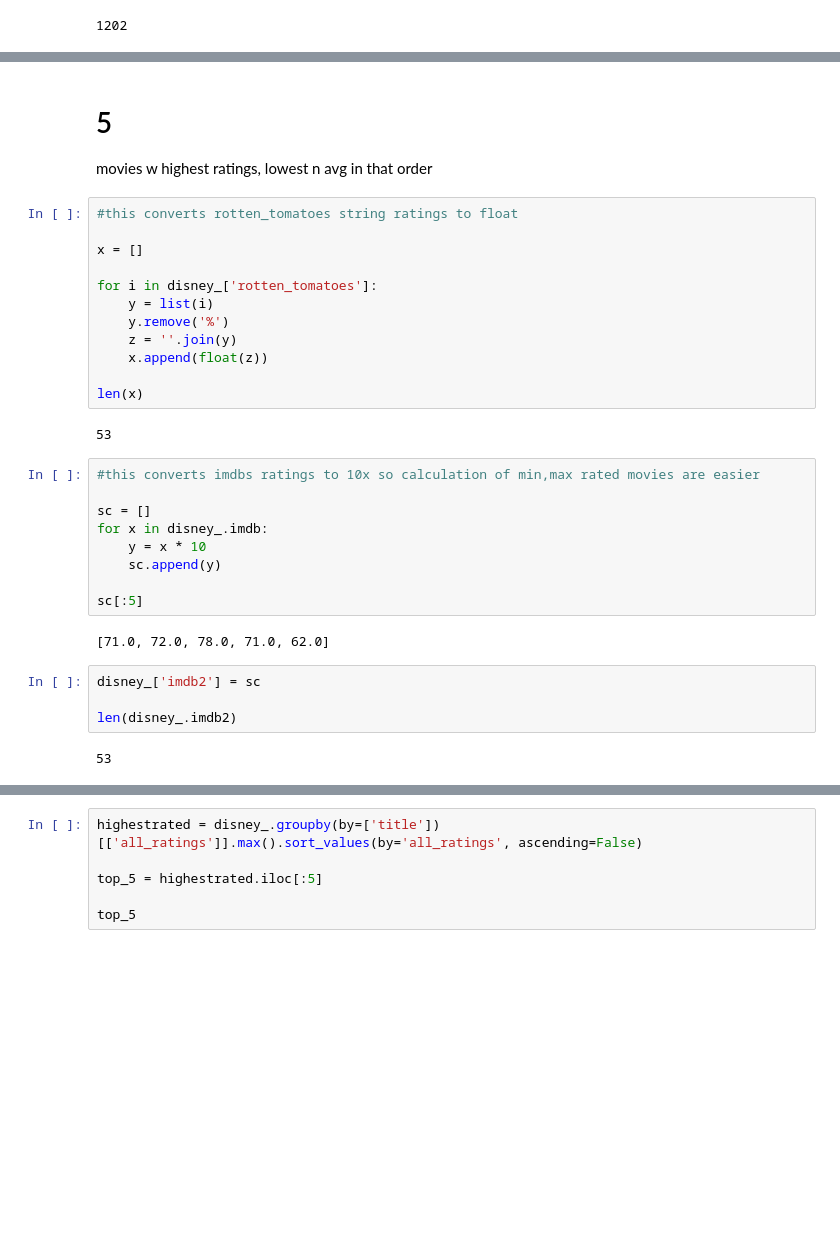
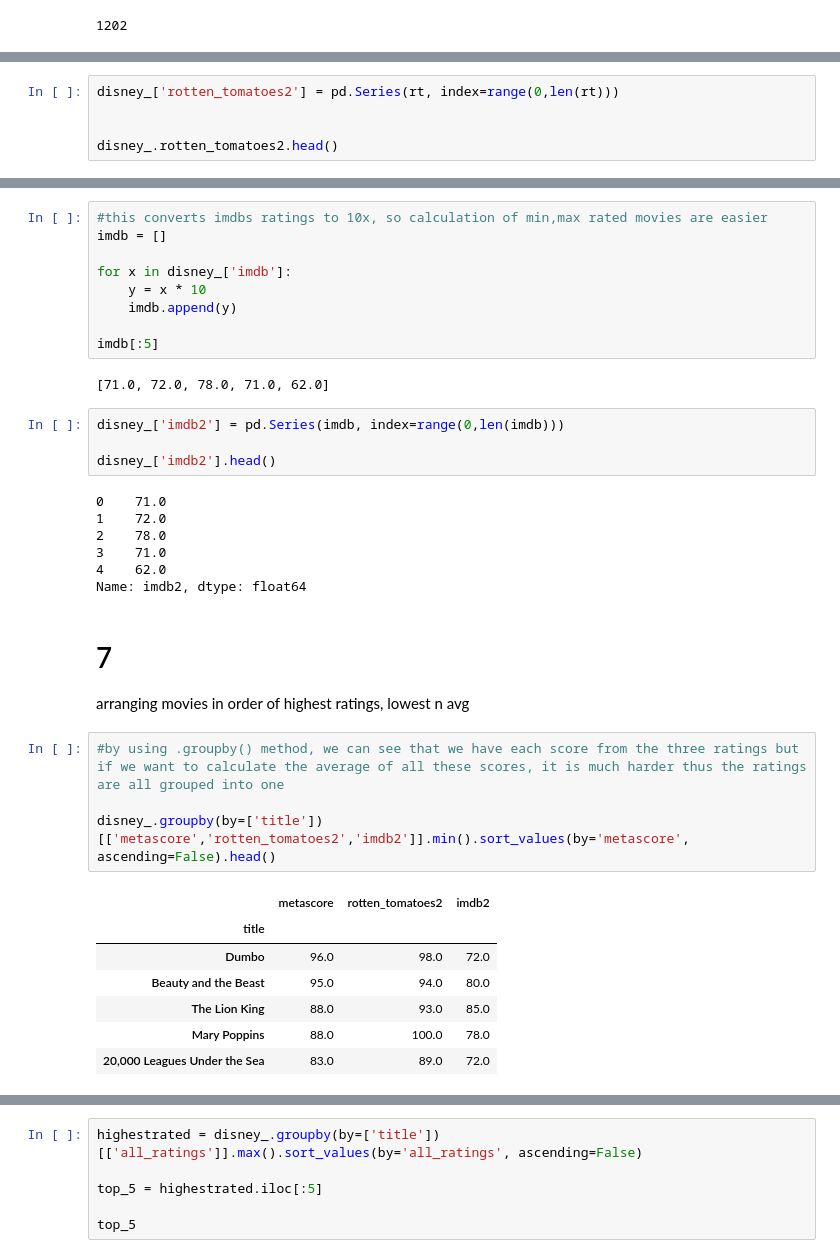
Before and after one commit to Coachsteveee/daily-commit-challenge, a Jupyter notebook: proj.ipynb, the cells around one changed output, grey strips where cells are left out. Cells and saved outputs as stored; diff of their text form; blank space fills up the shorter version.

```diff
--- a/proj.ipynb
+++ b/proj.ipynb
@@ -53,0 +94,5 @@ disney_.head()
+# %%
+disney_['rotten_tomatoes2'] = pd.Series(rt, index=range(0,len(rt)))
+
+
+disney_.rotten_tomatoes2.head()
@@ -54,35 +106,38 @@ disney_.head()
+# %%
+#this converts imdbs ratings to 10x, so calculation of min,max rated movies are easier
+imdb = []
+
+for x in disney_['imdb']:
+    y = x * 10
+    imdb.append(y)
+
+imdb[:5]
+# %% [output]
+[71.0, 72.0, 78.0, 71.0, 62.0]
+# %%
+disney_['imdb2'] = pd.Series(imdb, index=range(0,len(imdb)))
+
+disney_['imdb2'].head()
+# %% [output]
+0    71.0
+1    72.0
+2    78.0
+3    71.0
+4    62.0
+Name: imdb2, dtype: float64
 # %% [markdown]
-# 5
-movies w highest ratings, lowest n avg in that order
+# 7
+arranging movies in order of highest ratings, lowest n avg
-# %%
-#this converts rotten_tomatoes string ratings to float
-
-x = []
-
-for i in disney_['rotten_tomatoes']:
-    y = list(i)
-    y.remove('%')
-    z = ''.join(y)
-    x.append(float(z))
-
-len(x)
-# %% [output]
-53
-# %%
-#this converts imdbs ratings to 10x so calculation of min,max rated movies are easier
-
-sc = []
-for x in disney_.imdb:
-    y = x * 10
-    sc.append(y)
-
-sc[:5]
-# %% [output]
-[71.0, 72.0, 78.0, 71.0, 62.0]
-# %%
-disney_['imdb2'] = sc
-
-len(disney_.imdb2)
-# %% [output]
-53
+# %%
+#by using .groupby() method, we can see that we have each score from the three ratings but if we want to calculate the average of all these scores, it is much harder thus the ratings are all grouped into one
+
+disney_.groupby(by=['title'])[['metascore','rotten_tomatoes2','imdb2']].min().sort_values(by='metascore', ascending=False).head()
+# %% [output]
+|  | metascore | rotten_tomatoes2 | imdb2 |
+| title |  |  |  |
+| Dumbo | 96.0 | 98.0 | 72.0 |
+| Beauty and the Beast | 95.0 | 94.0 | 80.0 |
+| The Lion King | 88.0 | 93.0 | 85.0 |
+| Mary Poppins | 88.0 | 100.0 | 78.0 |
+| 20,000 Leagues Under the Sea | 83.0 | 89.0 | 72.0 |
 # %%
```
Also changed, not shown: parts of 16 cells of this notebook.
